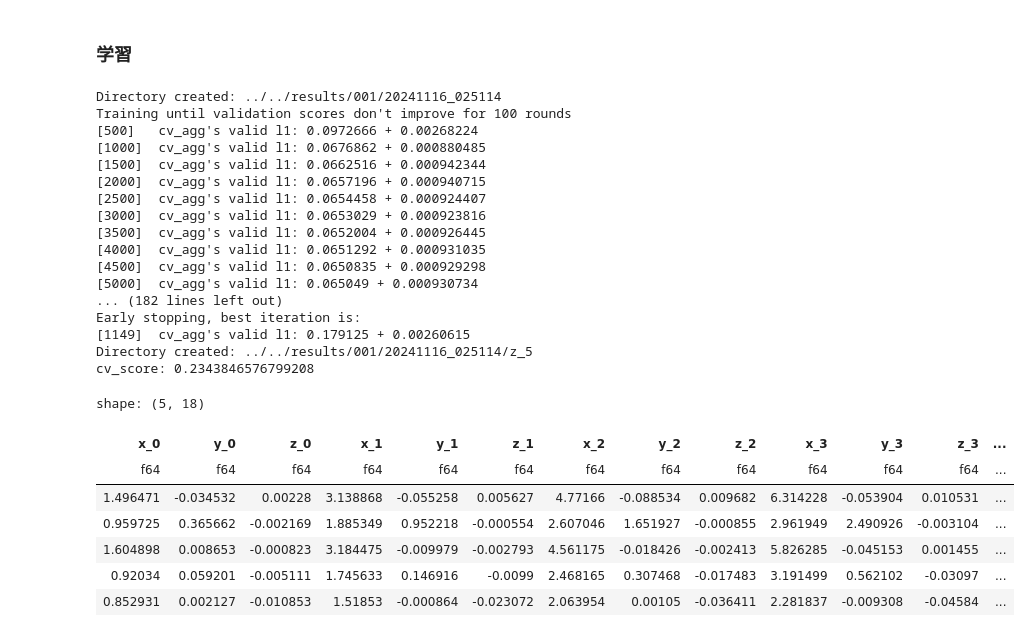
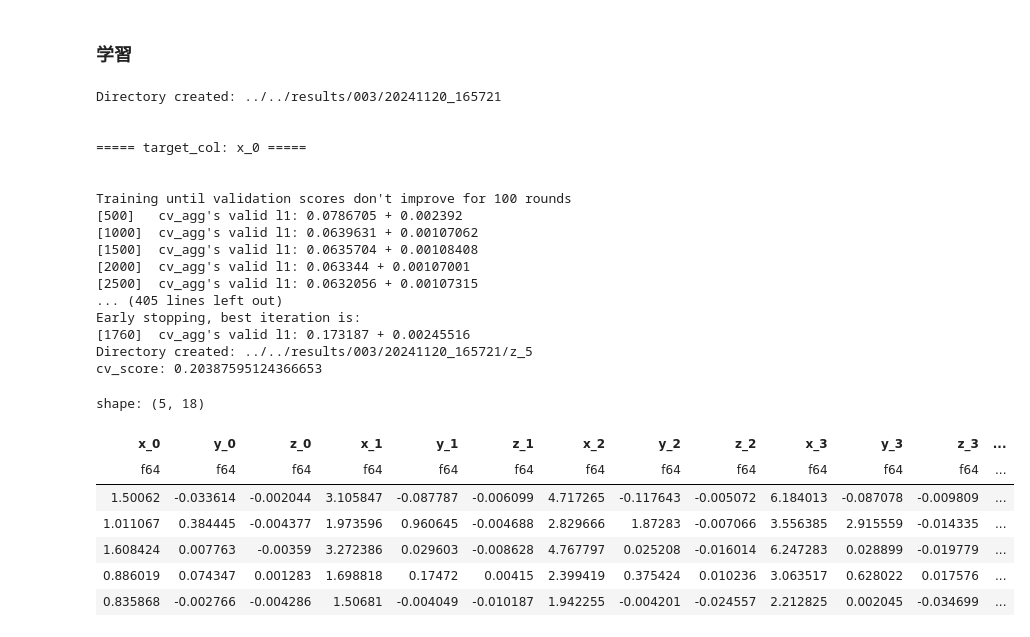
Before and after one commit to marumarukun/atmacup_18, a Jupyter notebook: exp/003/run.ipynb, the cells around one changed output. Saved outputs shown, nothing was run; the diff lists cells and outputs as text; code cells hidden in the pictures.

```diff
--- a/exp/003/run.ipynb
+++ b/exp/003/run.ipynb
@@ -180,0 +213,8 @@ test = test.with_columns(exprs)
+# %%
+# 信号機情報をtrainとtestに追加
+train = train.join(traffic_lights_class_count_df, how="left", on="ID")
+test = test.join(traffic_lights_class_count_df, how="left", on="ID")
+# %%
+# 元の順序に戻す
+train = train.sort("index")
+test = test.sort("index")
@@ -217,7 +236,13 @@ group_cols = ["scene"]
+# %%
+del_cols = ["ID", "scene", "decisecond", "index"] + cfg.target_cols
+use_cols = list(set(train.columns) - set(del_cols))
+use_cols.sort()
+
+group_cols = ["scene"]
 # %%
-x_train = train.select(train_use_cols).to_pandas()
+x_train = train.select(use_cols).to_pandas()
 group = train.select(group_cols).to_pandas()
-x_test = test.select(train_use_cols).to_pandas()
+x_test = test.select(use_cols).to_pandas()
 # %% [markdown]
 ### 学習
 # %%
@@ -277,6 +302,7 @@ cv_scores = []
 target_preds = []
 
 for target_col in cfg.target_cols:
+    print(f"\n\n===== target_col: {target_col} =====\n\n")
     y_train = train.select(target_col).to_pandas()
     # 学習
     cv_results = lgb_cv_train(x_train, y_train, group)
@@ -291,52 +317,52 @@ for target_col in cfg.target_cols:
     log_cv_results(cv_results, target_col)
 
     # CV用のスコアを保存
     best_iteration = cv_results["cvbooster"].best_iteration
     best_score = cv_results["valid l1-mean"][best_iteration - 1]
     cv_scores.append(best_score)
 
     # テストコードの推論
-    x_test = test.select(train_use_cols).to_pandas()
+    x_test = test.select(use_cols).to_pandas()
     y_preds = cvbooster.predict(x_test, num_iteration=cvbooster.best_iteration)
     y_pred = np.mean(y_preds, axis=0)
     target_preds.append(y_pred)
 
 # # モデルのロード
 # with open(f"{cfg.data.results_path}/model.pkl", "rb") as f:
 #     loaded_cvbooster = pickle.load(f)
 
 # cv_score
 cv_score = np.mean(cv_scores)
 print(f"cv_score: {cv_score}")
 
 # submission
-exprs = [pl.Series(target_preds[i]).alias(target_cols[i]) for i in range(len(target_cols))]
+exprs = [pl.Series(target_preds[i]).alias(cfg.target_cols[i]) for i in range(len(cfg.target_cols))]
 submission = sample_submission.with_columns(exprs)
 submission.write_csv(f"{cfg.data.results_path}/submission.csv")
 submission.head()
 # %% [output]
-Directory created: ../../results/001/20241116_025114
+Directory created: ../../results/003/20241120_165721
+
+
+===== target_col: x_0 =====
+
+
 Training until validation scores don't improve for 100 rounds
-[500]   cv_agg's valid l1: 0.0972666 + 0.00268224
-[1000]  cv_agg's valid l1: 0.0676862 + 0.000880485
-[1500]  cv_agg's valid l1: 0.0662516 + 0.000942344
-[2000]  cv_agg's valid l1: 0.0657196 + 0.000940715
-[2500]  cv_agg's valid l1: 0.0654458 + 0.000924407
-[3000]  cv_agg's valid l1: 0.0653029 + 0.000923816
-[3500]  cv_agg's valid l1: 0.0652004 + 0.000926445
-[4000]  cv_agg's valid l1: 0.0651292 + 0.000931035
-[4500]  cv_agg's valid l1: 0.0650835 + 0.000929298
-[5000]  cv_agg's valid l1: 0.065049 + 0.000930734
-... (182 lines left out)
+[500]   cv_agg's valid l1: 0.0786705 + 0.002392
+[1000]  cv_agg's valid l1: 0.0639631 + 0.00107062
+[1500]  cv_agg's valid l1: 0.0635704 + 0.00108408
+[2000]  cv_agg's valid l1: 0.063344 + 0.00107001
+[2500]  cv_agg's valid l1: 0.0632056 + 0.00107315
+... (405 lines left out)
 Early stopping, best iteration is:
-[1149]  cv_agg's valid l1: 0.179125 + 0.00260615
-Directory created: ../../results/001/20241116_025114/z_5
-cv_score: 0.2343846576799208
+[1760]  cv_agg's valid l1: 0.173187 + 0.00245516
+Directory created: ../../results/003/20241120_165721/z_5
+cv_score: 0.20387595124366653
 shape: (5, 18)
 | x_0 | y_0 | z_0 | x_1 | y_1 | z_1 | x_2 | y_2 | z_2 | x_3 | y_3 | z_3 | ... |
 | f64 | f64 | f64 | f64 | f64 | f64 | f64 | f64 | f64 | f64 | f64 | f64 | ... |
-| 1.496471 | -0.034532 | 0.00228 | 3.138868 | -0.055258 | 0.005627 | 4.77166 | -0.088534 | 0.009682 | 6.314228 | -0.053904 | 0.010531 | ... |
-| 0.959725 | 0.365662 | -0.002169 | 1.885349 | 0.952218 | -0.000554 | 2.607046 | 1.651927 | -0.000855 | 2.961949 | 2.490926 | -0.003104 | ... |
-| 1.604898 | 0.008653 | -0.000823 | 3.184475 | -0.009979 | -0.002793 | 4.561175 | -0.018426 | -0.002413 | 5.826285 | -0.045153 | 0.001455 | ... |
-| 0.92034 | 0.059201 | -0.005111 | 1.745633 | 0.146916 | -0.0099 | 2.468165 | 0.307468 | -0.017483 | 3.191499 | 0.562102 | -0.03097 | ... |
-| 0.852931 | 0.002127 | -0.010853 | 1.51853 | -0.000864 | -0.023072 | 2.063954 | 0.00105 | -0.036411 | 2.281837 | -0.009308 | -0.04584 | ... |
+| 1.50062 | -0.033614 | -0.002044 | 3.105847 | -0.087787 | -0.006099 | 4.717265 | -0.117643 | -0.005072 | 6.184013 | -0.087078 | -0.009809 | ... |
+| 1.011067 | 0.384445 | -0.004377 | 1.973596 | 0.960645 | -0.004688 | 2.829666 | 1.87283 | -0.007066 | 3.556385 | 2.915559 | -0.014335 | ... |
+| 1.608424 | 0.007763 | -0.00359 | 3.272386 | 0.029603 | -0.008628 | 4.767797 | 0.025208 | -0.016014 | 6.247283 | 0.028899 | -0.019779 | ... |
+| 0.886019 | 0.074347 | 0.001283 | 1.698818 | 0.17472 | 0.00415 | 2.399419 | 0.375424 | 0.010236 | 3.063517 | 0.628022 | 0.017576 | ... |
+| 0.835868 | -0.002766 | -0.004286 | 1.50681 | -0.004049 | -0.010187 | 1.942255 | -0.004201 | -0.024557 | 2.212825 | 0.002045 | -0.034699 | ... |
```
Also changed, not shown: parts of 13 cells of this notebook.
